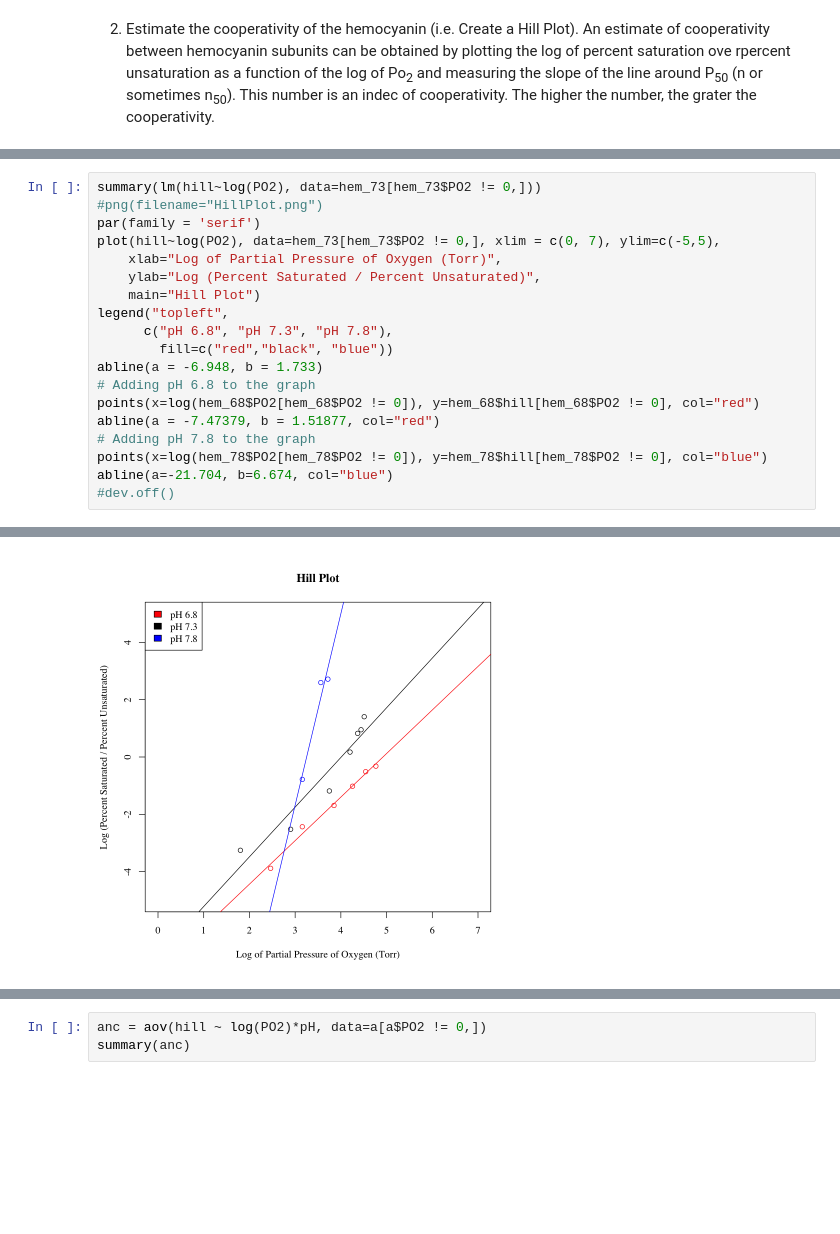
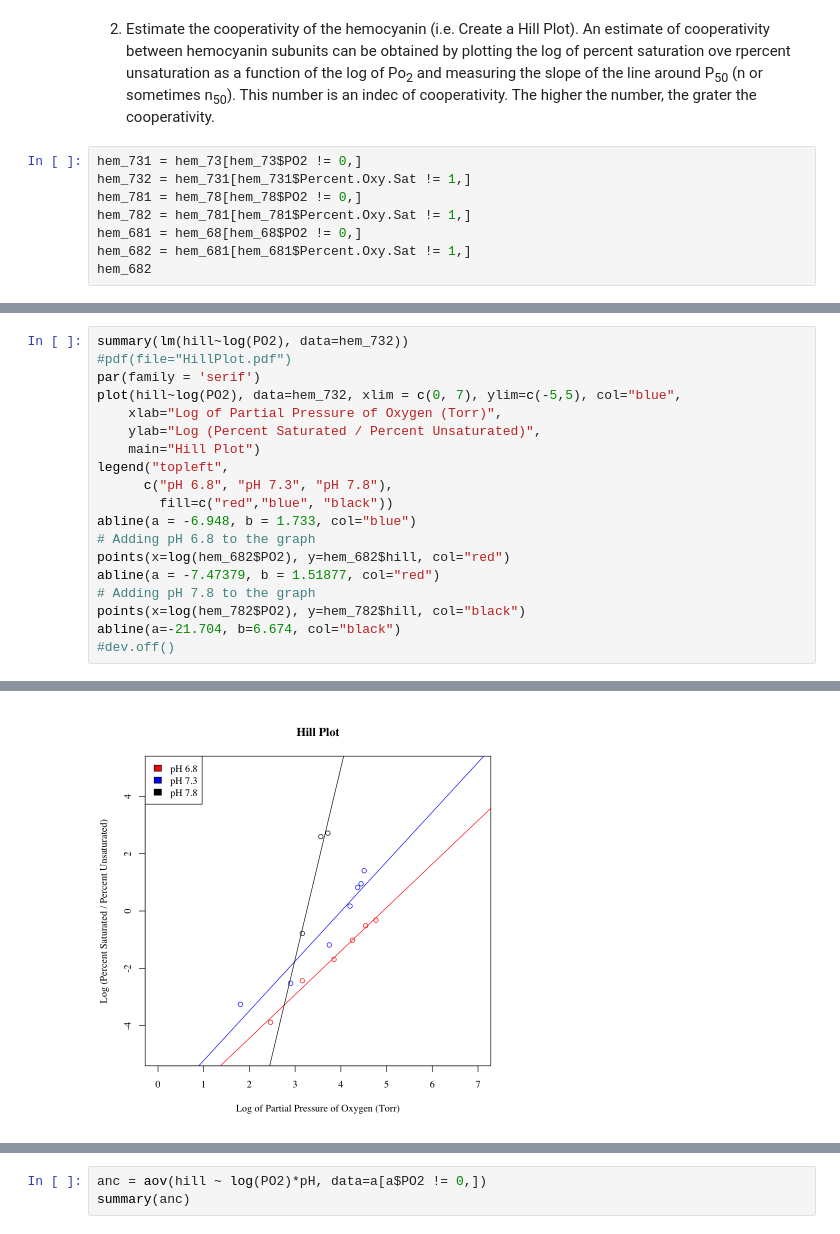
Before and after one commit to andrew2165/biometry_notebooks, a Jupyter notebook: OxygenEqOfHemocyanin.ipynb, the cells around one changed output, grey strips where cells are left out. Cells and saved outputs as stored; diff of their text form; blank space fills up the shorter version.

```diff
--- a/OxygenEqOfHemocyanin.ipynb
+++ b/OxygenEqOfHemocyanin.ipynb
@@ -156,2 +164,10 @@ Achieved convergence tolerance: 1.111e-09
 # %% [markdown]
 2. Estimate the cooperativity of the hemocyanin (i.e. Create a Hill Plot). An estimate of cooperativity between hemocyanin subunits can be obtained by plotting the log of percent saturation ove rpercent unsaturation as a function of the log of Po<sub>2</sub> and measuring the slope of the line around P<sub>50</sub> (n or sometimes n<sub>50</sub>). This number is an indec of cooperativity. The higher the number, the grater the cooperativity.
+# %%
+hem_731 = hem_73[hem_73$PO2 != 0,]
+hem_732 = hem_731[hem_731$Percent.Oxy.Sat != 1,]
+hem_781 = hem_78[hem_78$PO2 != 0,]
+hem_782 = hem_781[hem_781$Percent.Oxy.Sat != 1,]
+hem_681 = hem_68[hem_68$PO2 != 0,]
+hem_682 = hem_681[hem_681$Percent.Oxy.Sat != 1,]
+hem_682
@@ -158,21 +184,21 @@ Achieved convergence tolerance: 1.111e-09
 # %%
-summary(lm(hill~log(PO2), data=hem_73[hem_73$PO2 != 0,]))
-#png(filename="HillPlot.png")
+summary(lm(hill~log(PO2), data=hem_732))
+#pdf(file="HillPlot.pdf")
 par(family = 'serif')
-plot(hill~log(PO2), data=hem_73[hem_73$PO2 != 0,], xlim = c(0, 7), ylim=c(-5,5),
+plot(hill~log(PO2), data=hem_732, xlim = c(0, 7), ylim=c(-5,5), col="blue",
     xlab="Log of Partial Pressure of Oxygen (Torr)",
     ylab="Log (Percent Saturated / Percent Unsaturated)",
     main="Hill Plot")
 legend("topleft",
       c("pH 6.8", "pH 7.3", "pH 7.8"),
-        fill=c("red","black", "blue"))
-abline(a = -6.948, b = 1.733)
+        fill=c("red","blue", "black"))
+abline(a = -6.948, b = 1.733, col="blue")
 # Adding pH 6.8 to the graph
-points(x=log(hem_68$PO2[hem_68$PO2 != 0]), y=hem_68$hill[hem_68$PO2 != 0], col="red")
+points(x=log(hem_682$PO2), y=hem_682$hill, col="red")
 abline(a = -7.47379, b = 1.51877, col="red")
 # Adding pH 7.8 to the graph
-points(x=log(hem_78$PO2[hem_78$PO2 != 0]), y=hem_78$hill[hem_78$PO2 != 0], col="blue")
-abline(a=-21.704, b=6.674, col="blue")
+points(x=log(hem_782$PO2), y=hem_782$hill, col="black")
+abline(a=-21.704, b=6.674, col="black")
 #dev.off()
 # %% [output]
 Call:
@@ -181,19 +206,19 @@ lm(formula = hill ~ log(PO2), data = hem_73[hem_73$PO2 != 0,
 
 Residuals:
       2       3       4       5       6       7       8
  0.5685 -0.6034 -0.7352 -0.1625  0.2009  0.1984  0.5334
 
 Coefficients:
             Estimate Std. Error t value Pr(>|t|)
 (Intercept)  -6.9476     0.8784  -7.909 0.000520 ***
 log(PO2)      1.7335     0.2295   7.552 0.000645 ***
 ---
 Signif. codes:  0 ‘***’ 0.001 ‘**’ 0.01 ‘*’ 0.05 ‘.’ 0.1 ‘ ’ 1
 
 Residual standard error: 0.5689 on 5 degrees of freedom
 Multiple R-squared:  0.9194,    Adjusted R-squared:  0.9033
 F-statistic: 57.03 on 1 and 5 DF,  p-value: 0.0006453
-[figure, old version]
+[figure, new version]
 # %%
 summary(lm(hill~log(PO2), data=hem_68[hem_68$PO2 != 0,]))
 plot(hill~log(PO2), data=hem_68[hem_68$PO2 != 0,])
```
Also changed, not shown: parts of 15 cells of this notebook.
